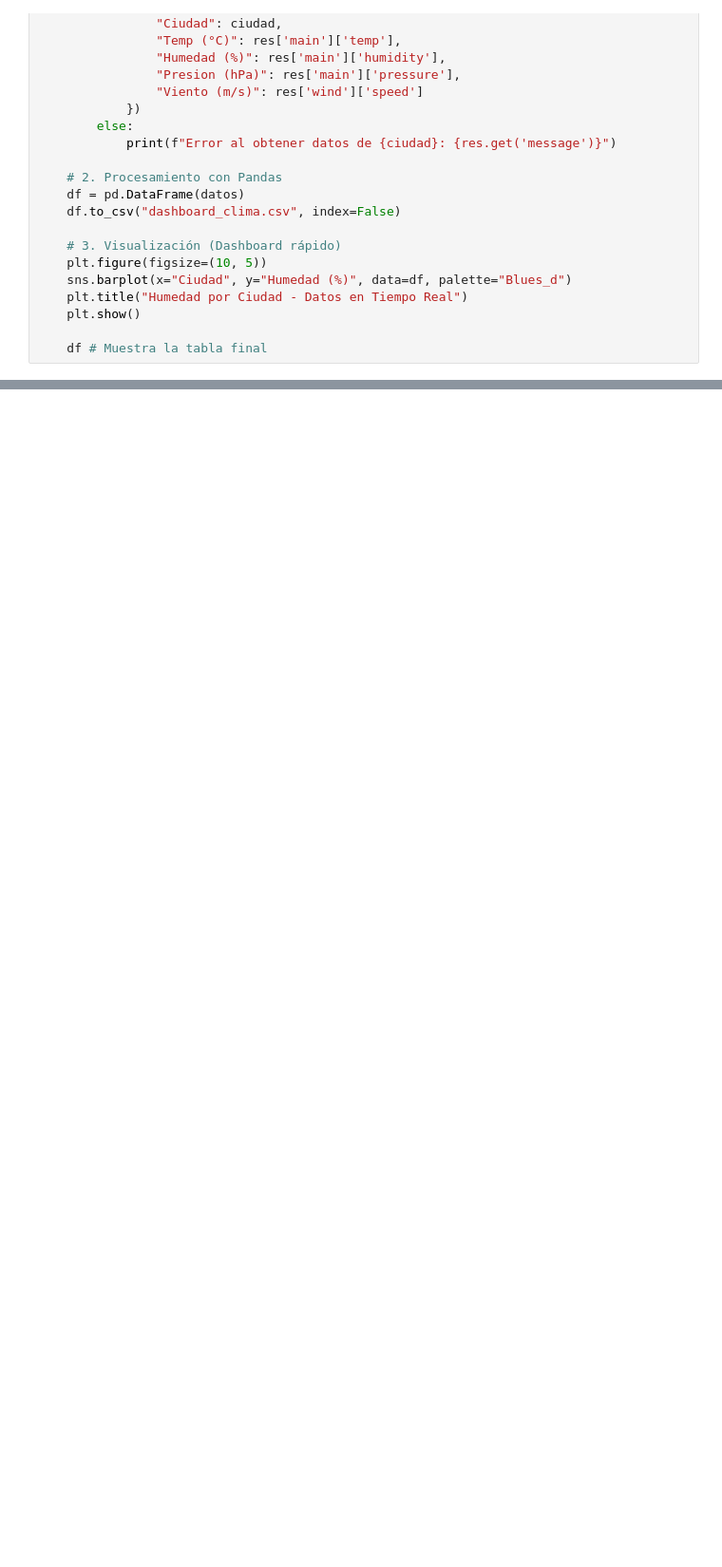
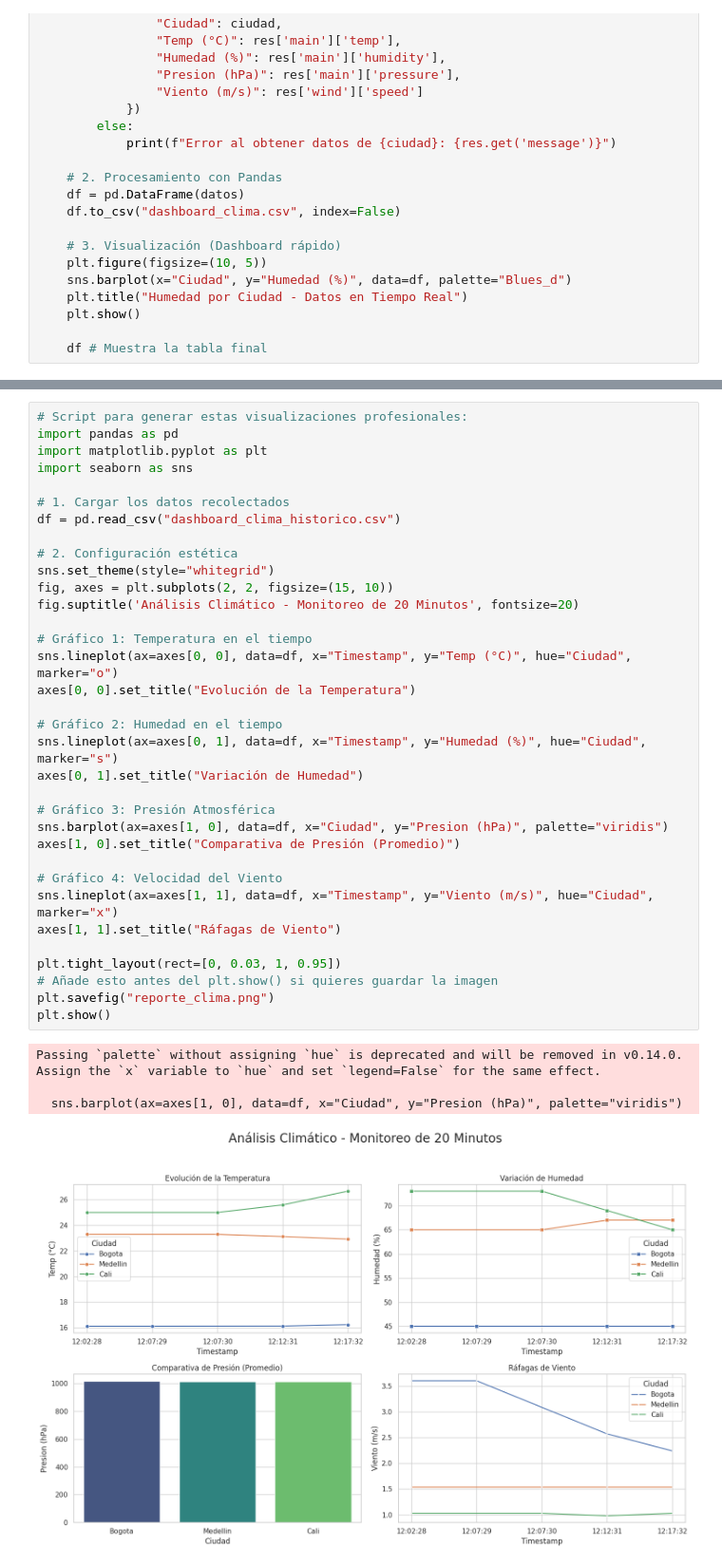
Before and after one commit to juanpoveda558/proyecto_datos, a Jupyter notebook: dashboard_clima1.ipynb, the cells around one changed output, grey strips where cells are left out. Shown at 95% size. Saved outputs shown, nothing was run; the diff lists cells and outputs as text; blank space fills up the shorter version.

Commit message:
Completado análisis visual y dashboard 4 tomas x 3 ciudades

```diff
--- a/dashboard_clima1.ipynb
+++ b/dashboard_clima1.ipynb
@@ -131,0 +169,39 @@ plt.show()
+# %%
+# Script para generar estas visualizaciones profesionales:
+import pandas as pd
+import matplotlib.pyplot as plt
+import seaborn as sns
+
+# 1. Cargar los datos recolectados
+df = pd.read_csv("dashboard_clima_historico.csv")
+
+# 2. Configuración estética
+sns.set_theme(style="whitegrid")
+fig, axes = plt.subplots(2, 2, figsize=(15, 10))
+fig.suptitle('Análisis Climático - Monitoreo de 20 Minutos', fontsize=20)
+
+# Gráfico 1: Temperatura en el tiempo
+sns.lineplot(ax=axes[0, 0], data=df, x="Timestamp", y="Temp (°C)", hue="Ciudad", marker="o")
+axes[0, 0].set_title("Evolución de la Temperatura")
+
+# Gráfico 2: Humedad en el tiempo
+sns.lineplot(ax=axes[0, 1], data=df, x="Timestamp", y="Humedad (%)", hue="Ciudad", marker="s")
+axes[0, 1].set_title("Variación de Humedad")
+
+# Gráfico 3: Presión Atmosférica
+sns.barplot(ax=axes[1, 0], data=df, x="Ciudad", y="Presion (hPa)", palette="viridis")
+axes[1, 0].set_title("Comparativa de Presión (Promedio)")
+
+# Gráfico 4: Velocidad del Viento
+sns.lineplot(ax=axes[1, 1], data=df, x="Timestamp", y="Viento (m/s)", hue="Ciudad", marker="x")
+axes[1, 1].set_title("Ráfagas de Viento")
+
+plt.tight_layout(rect=[0, 0.03, 1, 0.95])
+# Añade esto antes del plt.show() si quieres guardar la imagen
+plt.savefig("reporte_clima.png")
+plt.show()
+# %% [output]
+Passing `palette` without assigning `hue` is deprecated and will be removed in v0.14.0. Assign the `x` variable to `hue` and set `legend=False` for the same effect.
+
+  sns.barplot(ax=axes[1, 0], data=df, x="Ciudad", y="Presion (hPa)", palette="viridis")
+[figure, added]
```
Also changed, not shown: parts of 4 cells of this notebook.
